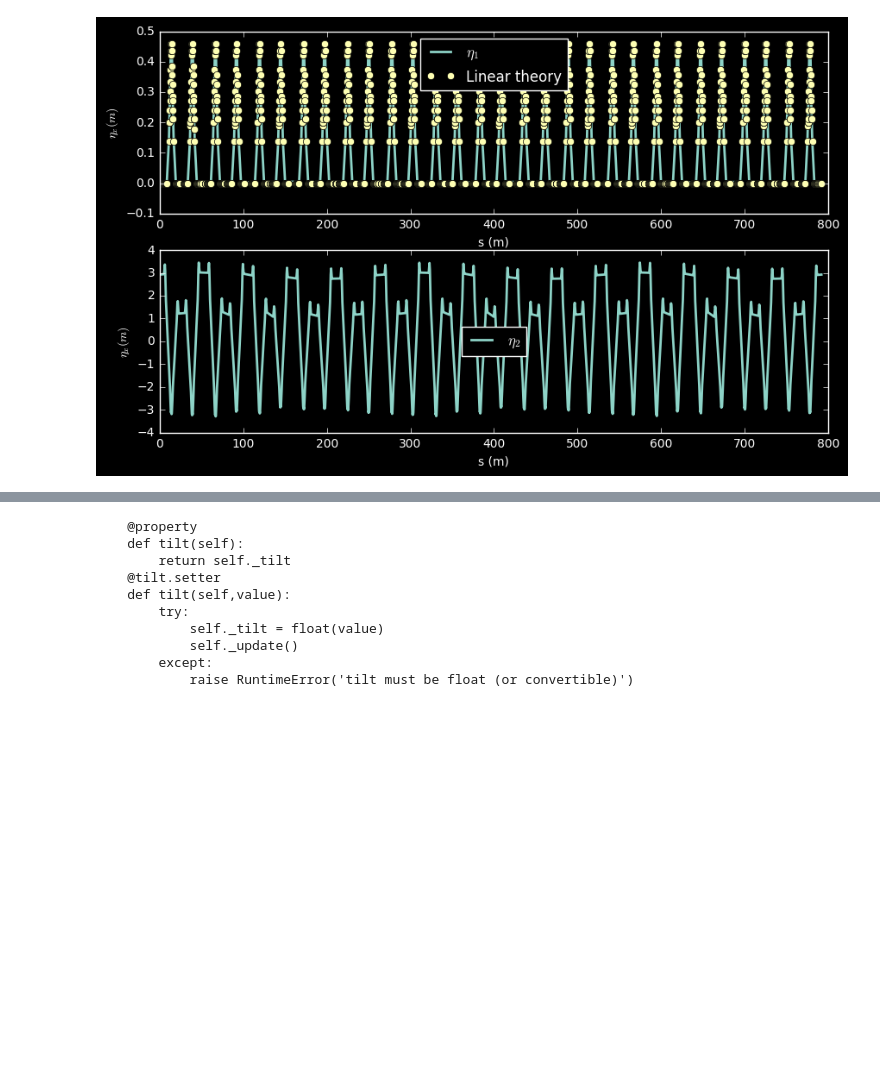
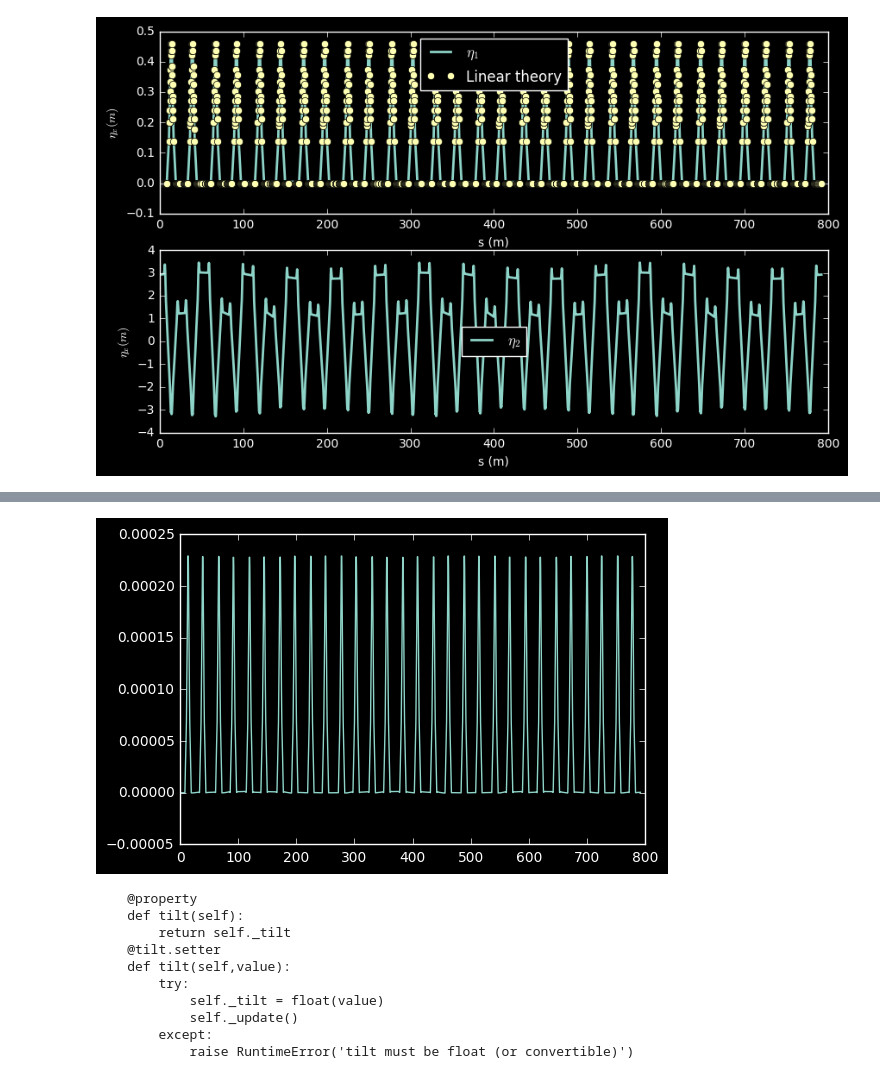
Before and after one commit to mpyliyj/pylatt_git, a Jupyter notebook: pylatt_examples.ipynb, the cells around one changed output, grey strips where cells are left out. Saved outputs shown, nothing was run; the diff lists cells and outputs as text; code cells hidden in the pictures; blank space fills up the shorter version.

```diff
--- a/pylatt_examples.ipynb
+++ b/pylatt_examples.ipynb
@@ -561,3 +569,11 @@ plt.show()
+# %%
+import nsls2sr_dw_20141119 as nsls2
+reload(nsls2)
+x = nsls2.ring.eletrack([0,0,0,0,0,0.0005])
+plt.plot(nsls2.ring.s,x[:,0,0])
+plt.show()
+# %% [output]
+[figure, added]
 # %%
 import property_template as pt
 reload(pt)
```
Also changed, not shown: parts of 39 cells of this notebook, 2 other files.
